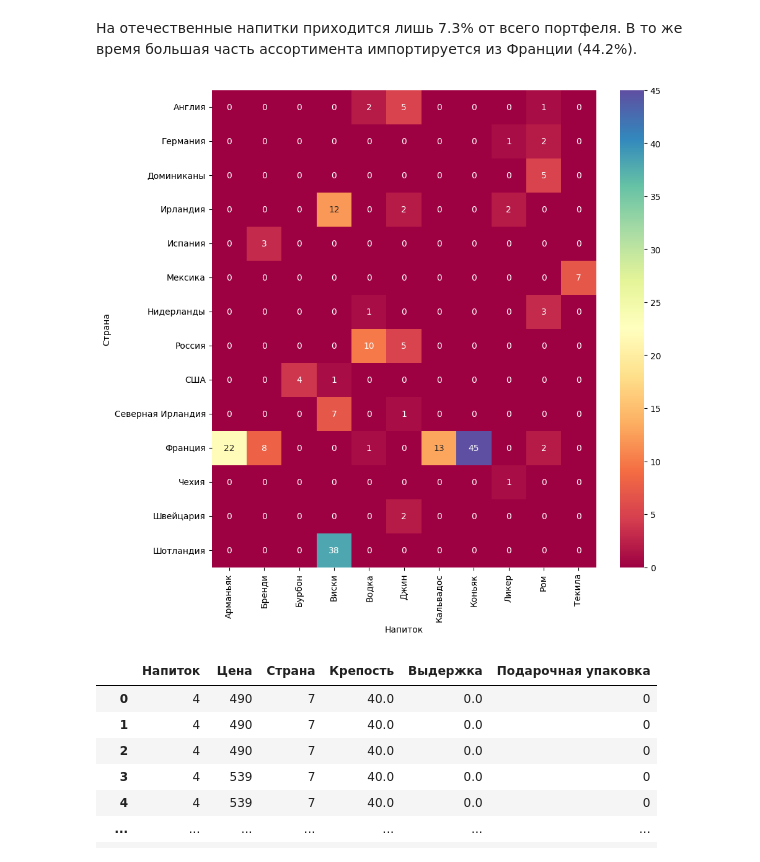
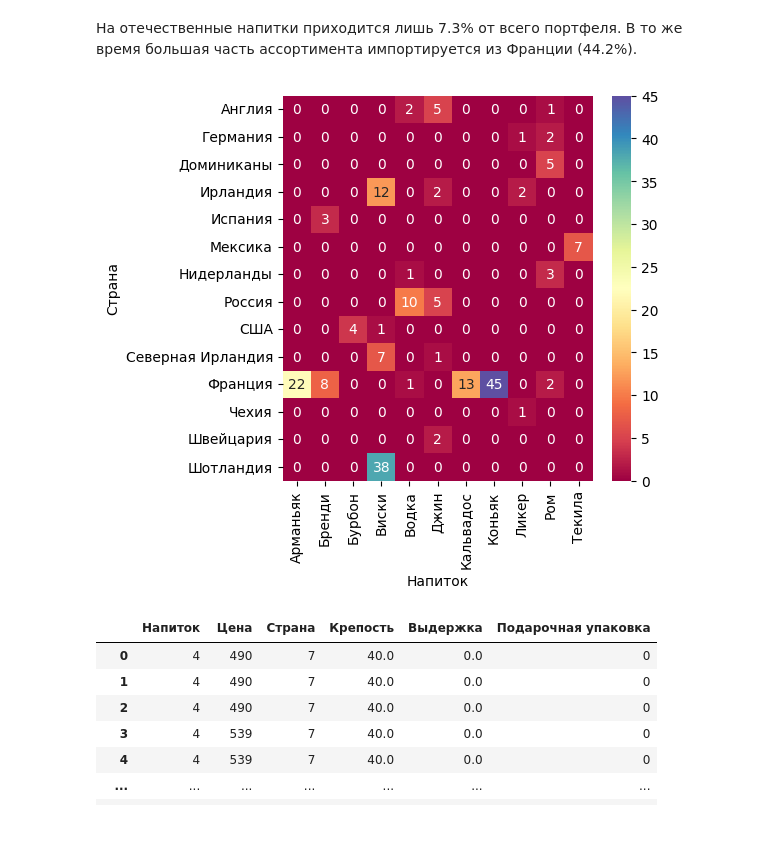
Before and after one commit to avkolchin1995/Spirits-Clustering, a Jupyter notebook: Spirits-Clustering.ipynb, the cells around one changed output. Cells and saved outputs as stored; diff of their text form; code cells hidden in the pictures; blank space fills up the shorter version.

```diff
--- a/Spirits-Clustering.ipynb
+++ b/Spirits-Clustering.ipynb
@@ -93,13 +93,13 @@ plt.show()
 # %%
 # Связь между видом напитков и страной происхождения
 cross_tab = pd.crosstab(df['Страна'],df['Напиток']) # Таблица сопряженности между видом напитка и страной происхождения
 #
 # Тепловая карта сопряженности
-plt.figure(figsize=(10,10))
+plt.figure(figsize=(5,5))
 sns.heatmap(cross_tab, annot=True, cmap='Spectral')
 plt.show()
 # %% [output]
-[figure, old version]
+[figure, new version]
 # %%
 # Разметка текстовых данных в таблице
 le = LabelEncoder()
```
